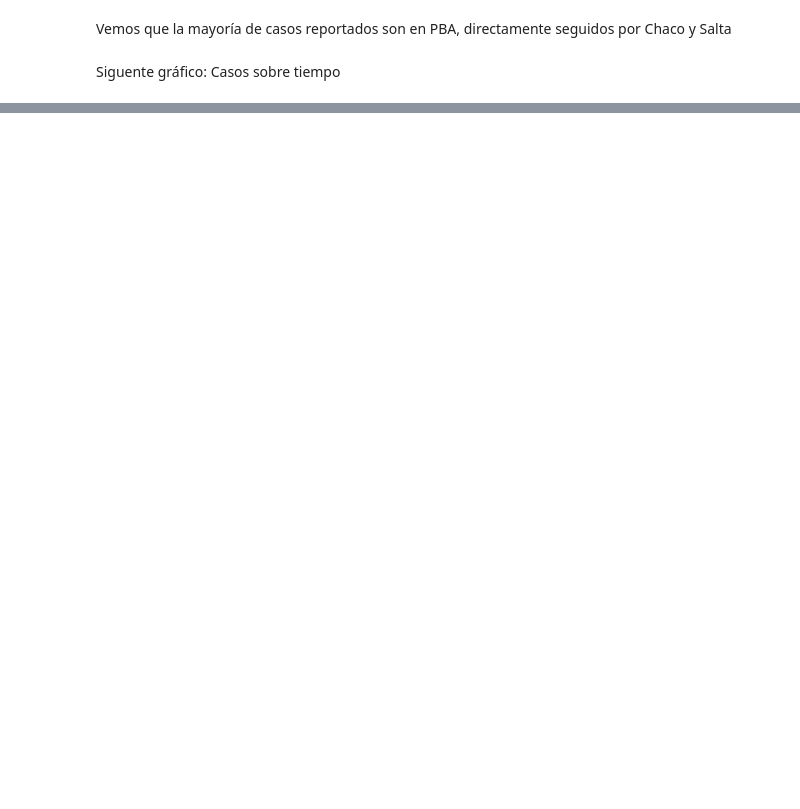
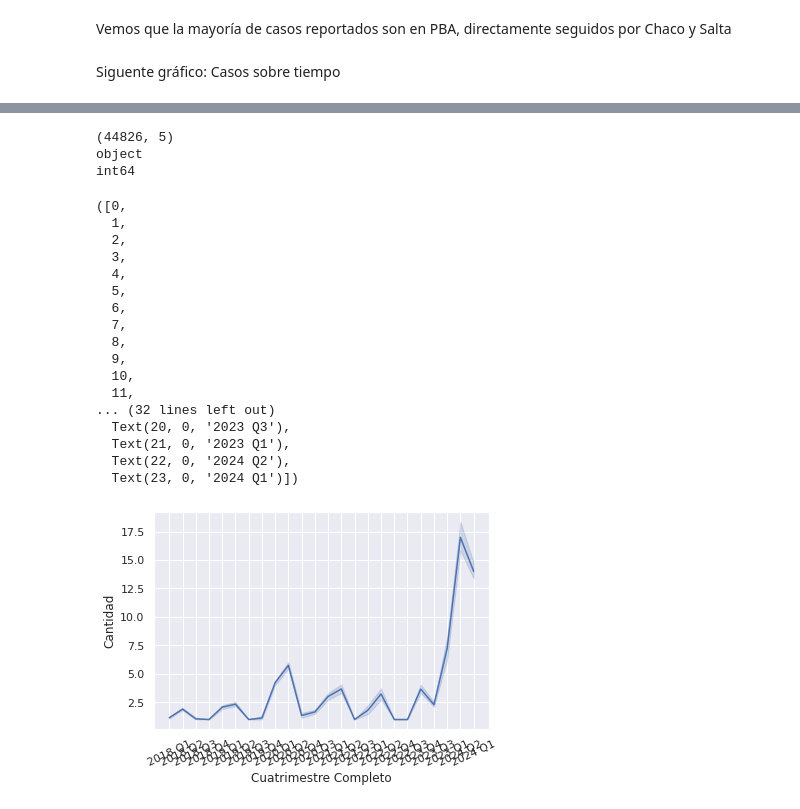
Before and after one commit to Valnir17/Dengue-y-Zika-Argentina, a Jupyter notebook: Manipulación de Tablas.ipynb, the cells around one changed output, grey strips where cells are left out. Cells and saved outputs as stored; diff of their text form; code cells hidden in the pictures; blank space fills up the shorter version.

```diff
--- a/Manipulación de Tablas.ipynb
+++ b/Manipulación de Tablas.ipynb
@@ -540,3 +540,31 @@ plt.show()
 Vemos que la mayoría de casos reportados son en PBA, directamente seguidos por Chaco y Salta
 # %% [markdown]
 Siguente gráfico: Casos sobre tiempo
+# %%
+def month_name_to_number(month_name):
+    month_abbr = month_name[:3].capitalize()
+    return list(calendar.month_abbr).index(month_abbr)
+
+Meses = Reportes['mes'].apply(month_name_to_number)
+# Convert 'Mes' column to datetime format for months
+Meses = pd.to_datetime(Meses, format='%m').dt.month
+
+# Assuming you have already executed the previous code to get 'Meses'
+
+# Convert 'Meses' to a pandas Series if it's not already
+Meses = pd.Series(Meses)
+
+# Create a new DataFrame 'df_analisis' with 'Mes' and 'año'
+df_analisis = pd.DataFrame({'Mes': Meses, 'año': Reportes['año'], 'Cantidad': Reportes['cantidad'].astype(int)})
+
+# Convert 'Mes' column to datetime format for months
+df_analisis['Mes'] = pd.to_datetime(df_analisis['Mes'], format='%m').dt.month
+
+
+# Create a new column 'quarter' with correct quarter values
+df_analisis['Cuatrimestre'] = df_analisis['Mes'].apply(lambda x: (x - 1) // 3 + 1)
+
+# Create a new column 'quarter' with correct quarter values and year
+df_analisis['Cuatrimestre Completo'] = df_analisis.apply(lambda row: f"{row['año']} Q{(row['Mes'] - 1) // 3 + 1}", axis=1)
+
+df_analisis
@@ -542,0 +585,31 @@ Siguente gráfico: Casos sobre tiempo
+# %%
+print(df_analisis.shape)
+print(df_analisis['Cuatrimestre Completo'].dtype)
+print(df_analisis['Cantidad'].dtype)
+
+df_analisis.to_numpy()
+
+sns.lineplot(data=df_analisis, x='Cuatrimestre Completo', y='Cantidad')
+plt.xticks(rotation=25)
+# %% [output]
+(44826, 5)
+object
+int64
+([0,
+  1,
+  2,
+  3,
+  4,
+  5,
+  6,
+  7,
+  8,
+  9,
+  10,
+  11,
+... (32 lines left out)
+  Text(20, 0, '2023 Q3'),
+  Text(21, 0, '2023 Q1'),
+  Text(22, 0, '2024 Q2'),
+  Text(23, 0, '2024 Q1')])
+[figure, added]
```
Also changed, not shown: parts of 3 cells of this notebook.
